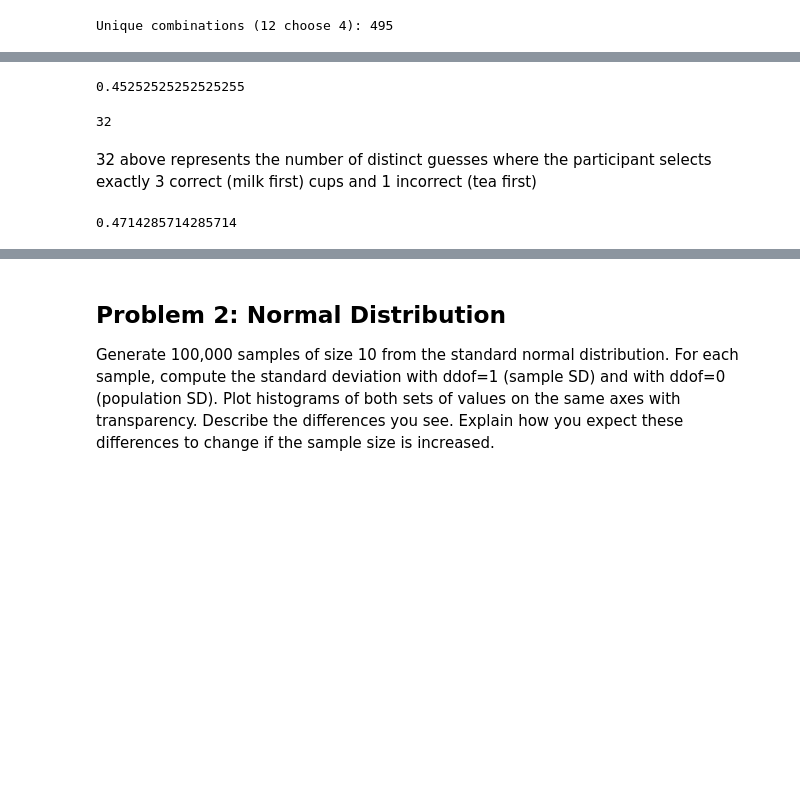
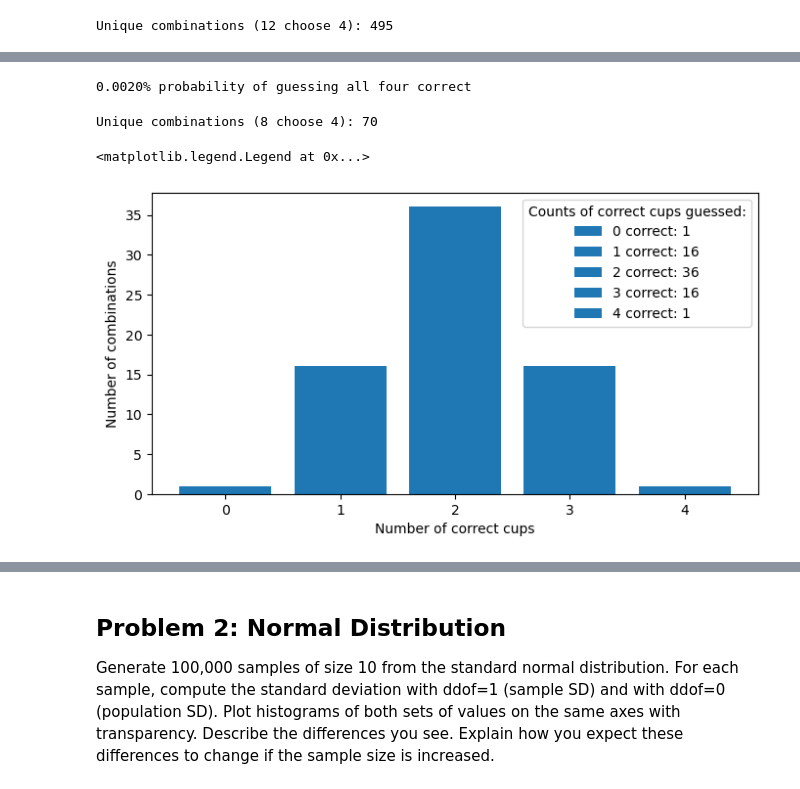
Before and after one commit to Ange-Dvs/applied-statistics, a Jupyter notebook: problems.ipynb, the cells around one changed output, grey strips where cells are left out. Drawn from its saved outputs; the diff is of its cells as text; code cells hidden in the pictures; blank space fills up the shorter version.

```diff
--- a/problems.ipynb
+++ b/problems.ipynb
@@ -250,24 +245,59 @@ ax.legend(title="Counts of currect cups guessed")
-# %%
-# The probability that participant (randomly) selects the one correct cups
-224 / 495
-# %% [output]
-0.45252525252525255
 # %%
-# Number of ways to choose 3 correct cups from the 4 true milk-first cups
-choose_3_correct = math.comb(4, 3)
+# Number of ways to choose all 4 correct cups from the 4 true milk-first cups
+choose_4_correct = math.comb(4, 4)
 
-# Number of ways to choose 1 wrong cup from the 8 tea-first cups
-choose_1_wrong = math.comb(8, 1)
+# Number of ways to choose 0 wrong cup from the 8 tea-first cups
+choose_0_wrong = math.comb(8, 0)
 #print(choose_3_correct, choose_1_wrong) # testing
 
-distint_3_out_of_4 = choose_3_correct * choose_1_wrong
-print(distint_3_out_of_4)
+distint_4_out_of_4 = choose_4_correct * choose_0_wrong
+#print(f'{distint_4_out_of_4}')
+
+# The probability that participant (randomly) selects four correct cups
+distint_4_out_of_4/495
+
+print(f'{distint_4_out_of_4/495:.4f}% probability of guessing all four correct')
 # %% [output]
-32
+0.0020% probability of guessing all four correct
-# %% [markdown]
-32 above represents the number of distinct guesses where the participant selects exactly 3 correct (milk first) cups and 1 incorrect (tea first)
-# %%
-# The probability that she (randomly) selects at least three correct cups.
-(32 + 1) / 70
-# %% [output]
-0.4714285714285714
+# %%
+# Calling function to calculate unique combinations and passing 12 as the value for n and 4 as the value for k
+mf_no_combs = n_choose_k(8, 4)
+# Calling function to setup cups and setting the returned tuple into three variables
+labels, combs, labels_milk = setup_cups(8, 4)
+# Calculate the overlap between each element of combs and labels_milk.
+no_overlaps = []
+
+# Loop through the combinations.
+for comb in combs:
+  # Turn comb into a set.
+  s1 = set(comb)
+  # Turn labels_milk into a set.
+  # Uses: https://docs.python.org/3/tutorial/datastructures.html#sets
+  s2 = set(labels_milk)
+  # Figure out where they overlap.
+  overlap = s1.intersection(s2)
+  # Show the combination and the overlap.
+  # print(comb, len(overlap), overlap)
+  # Append overlap to no_overlaps.
+  no_overlaps.append(len(overlap))
+# Count the number of times each overlap occurs.
+counts = np.unique(no_overlaps, return_counts=True)
+
+# Creating a figure with the size 8x4 to allow for the legend to fit without overlapping
+fig, ax = plt.subplots(figsize=(8, 4))
+# Creating a bar chart
+bars = ax.bar(counts[0], counts[1])
+
+# https://docs.python.org/3/library/functions.html#zip
+# Itterating through each bar to add a label for the legend counting the amount of correct cups and their frequency
+for bar, value, freq in zip(bars, counts[0], counts[1]):
+    bar.set_label(f"{value} correct: {freq}")
+
+# Setting the labels and legend
+ax.set_xlabel("Number of correct cups")
+ax.set_ylabel("Number of combinations")
+ax.legend(title="Counts of correct cups guessed:")
+# %% [output]
+Unique combinations (8 choose 4): 70
+<matplotlib.legend.Legend at 0x...>
+[figure, added]
```
Also changed, not shown: parts of 14 cells of this notebook.
